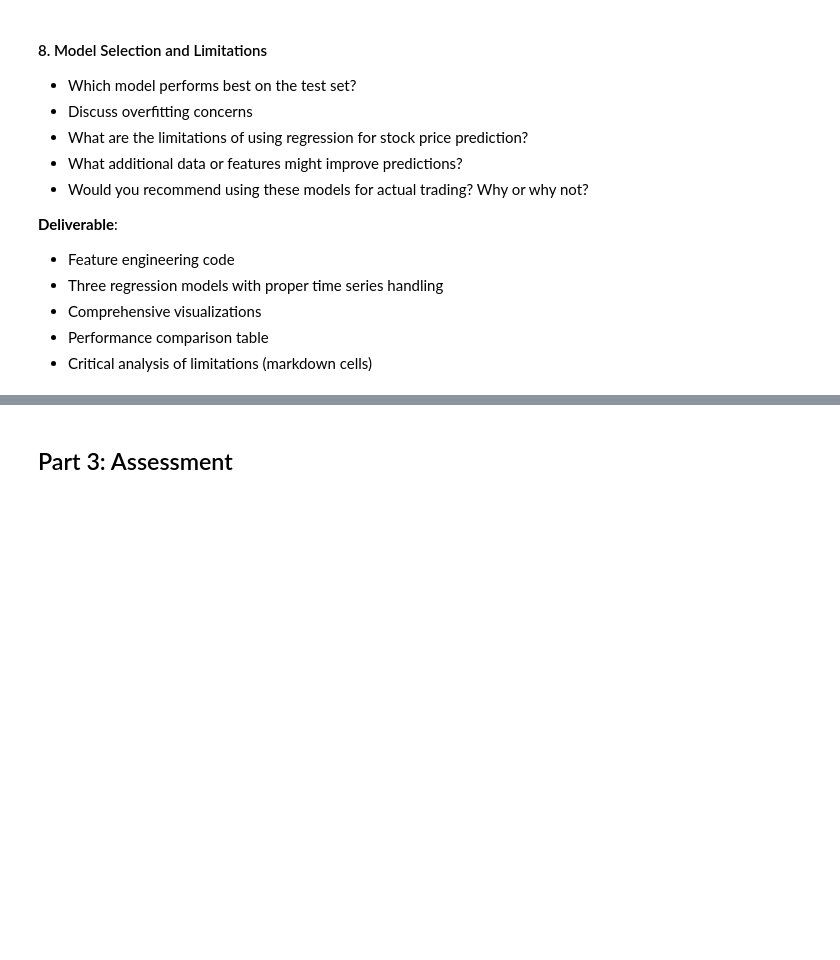
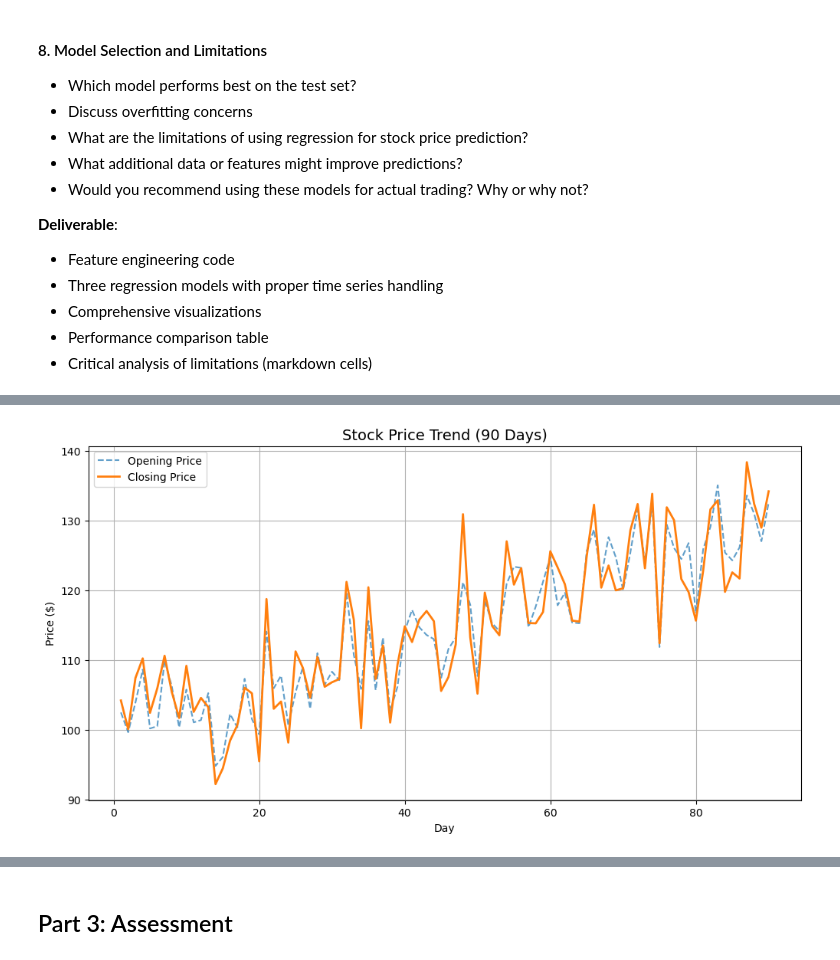
Before and after one commit to Ezerioha-ifeanyi/Week-15-Take-Home, a Jupyter notebook: Take Home.ipynb, the cells around one changed output, grey strips where cells are left out. Saved outputs shown, nothing was run; the diff lists cells and outputs as text; code cells hidden in the pictures; blank space fills up the shorter version.

```diff
--- a/Take Home.ipynb
+++ b/Take Home.ipynb
@@ -1182,0 +1410,17 @@ print(f"R² Change: {energy_r2_svr - energy_r2_lin:.4f}")
+# %%
+import pandas as pd
+import numpy as np
+import matplotlib.pyplot as plt
+import seaborn as sns
+
+
+# Load the Dataset
+stockData = pd.read_csv("assignment3_stock_prices.csv")
+
+# Examine the Data
+print(" Data Info ")
+print(stockData.info())
+print("\n Data Summary ")
+print(stockData.describe())
+print("\n First 5 Rows ")
+print(stockData.head())
@@ -1182,0 +1445,14 @@ print(f"R² Change: {energy_r2_svr - energy_r2_lin:.4f}")
+# %%
+# Time Series Plot (Opening Price vs Closing Price)
+plt.figure(figsize=(12, 6))
+plt.plot(stockData['Day'], stockData['Opening_Price'], label='Opening Price', linestyle='--', alpha=0.7)
+plt.plot(stockData['Day'], stockData['Closing_Price'], label='Closing Price', linewidth=2)
+
+plt.title('Stock Price Trend (90 Days)', fontsize=14)
+plt.xlabel('Day')
+plt.ylabel('Price ($)')
+plt.legend()
+plt.grid(True)
+plt.show()
+# %% [output]
+[figure, added]
```
Also changed, not shown: parts of 55 cells of this notebook.
